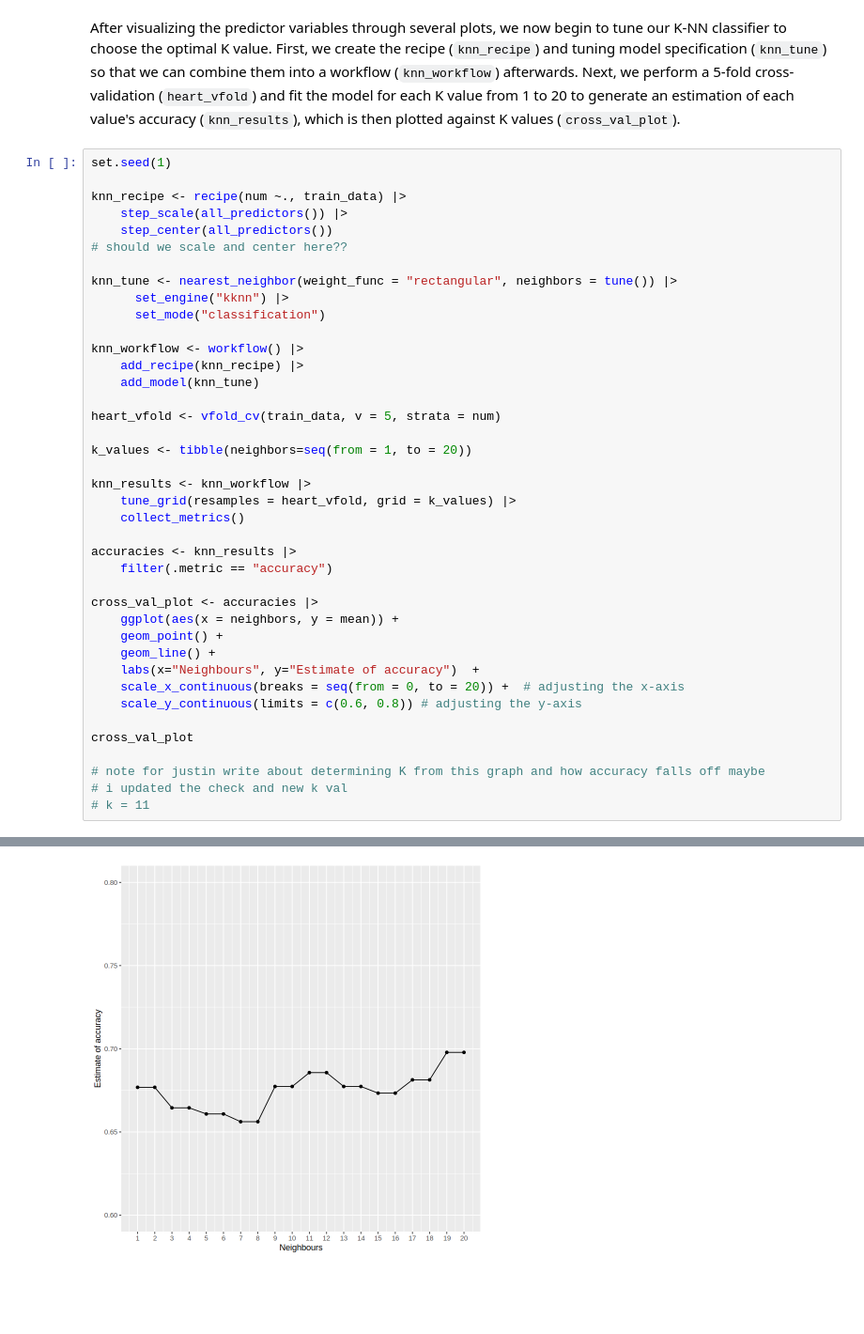
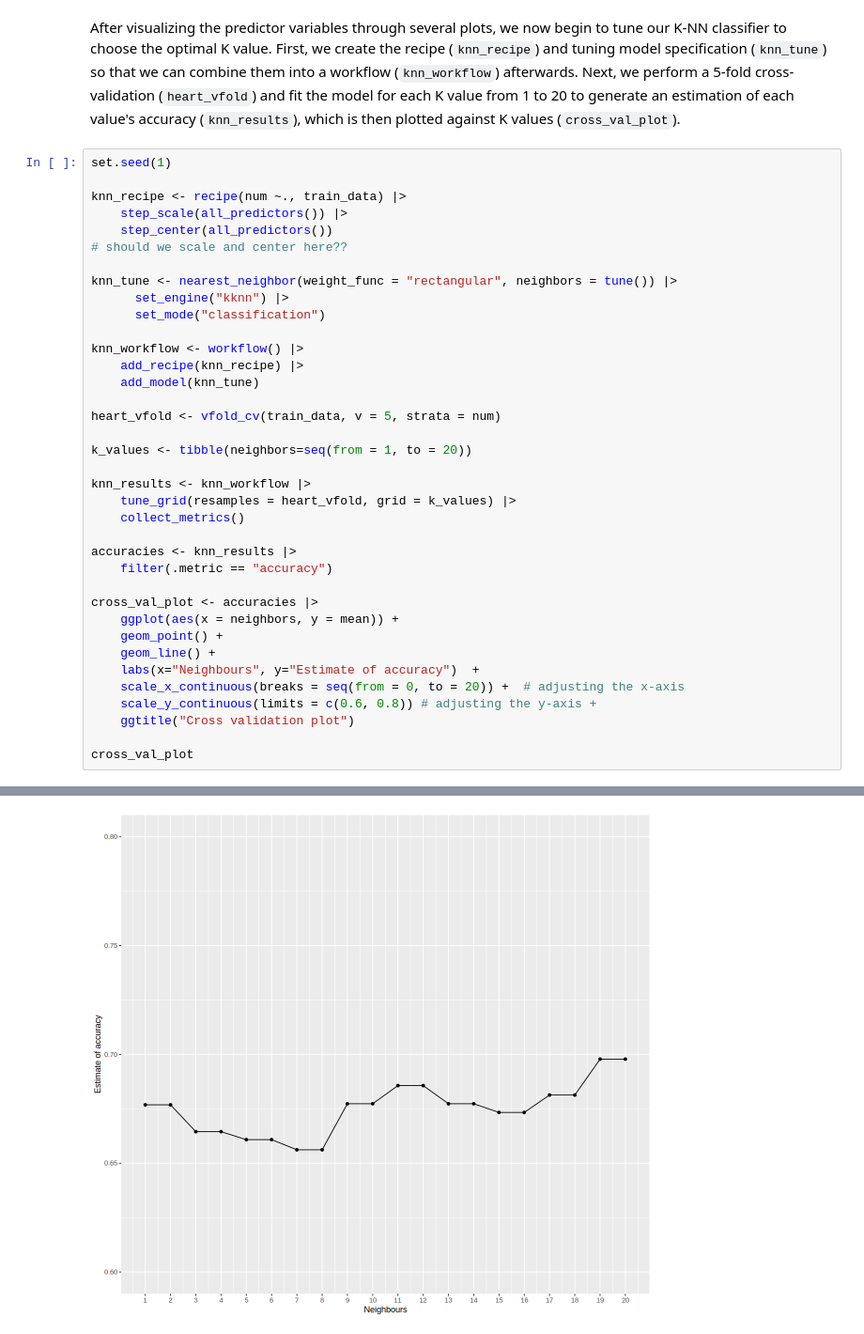
Before and after one commit to altarrok/dsci-100-2023w1-group-44, a Jupyter notebook: report.ipynb, the cells around one changed output, grey strips where cells are left out. Shown at 94% size. Drawn from its saved outputs; the diff is of its cells as text; blank space fills up the shorter version.

```diff
--- a/report.ipynb
+++ b/report.ipynb
@@ -211,11 +217,8 @@ cross_val_plot <- accuracies |>
     geom_line() +
     labs(x="Neighbours", y="Estimate of accuracy")  +
     scale_x_continuous(breaks = seq(from = 0, to = 20)) +  # adjusting the x-axis
-    scale_y_continuous(limits = c(0.6, 0.8)) # adjusting the y-axis
+    scale_y_continuous(limits = c(0.6, 0.8)) # adjusting the y-axis +
+    ggtitle("Cross validation plot")
 
 cross_val_plot
-
-# note for justin write about determining K from this graph and how accuracy falls off maybe
-# i updated the check and new k val
-# k = 11
 # %% [output]
@@ -222,2 +230,2 @@ cross_val_plot
-[figure, old version]
+[figure, new version]
 # %%
```
Also changed, not shown: parts of 13 cells of this notebook.
